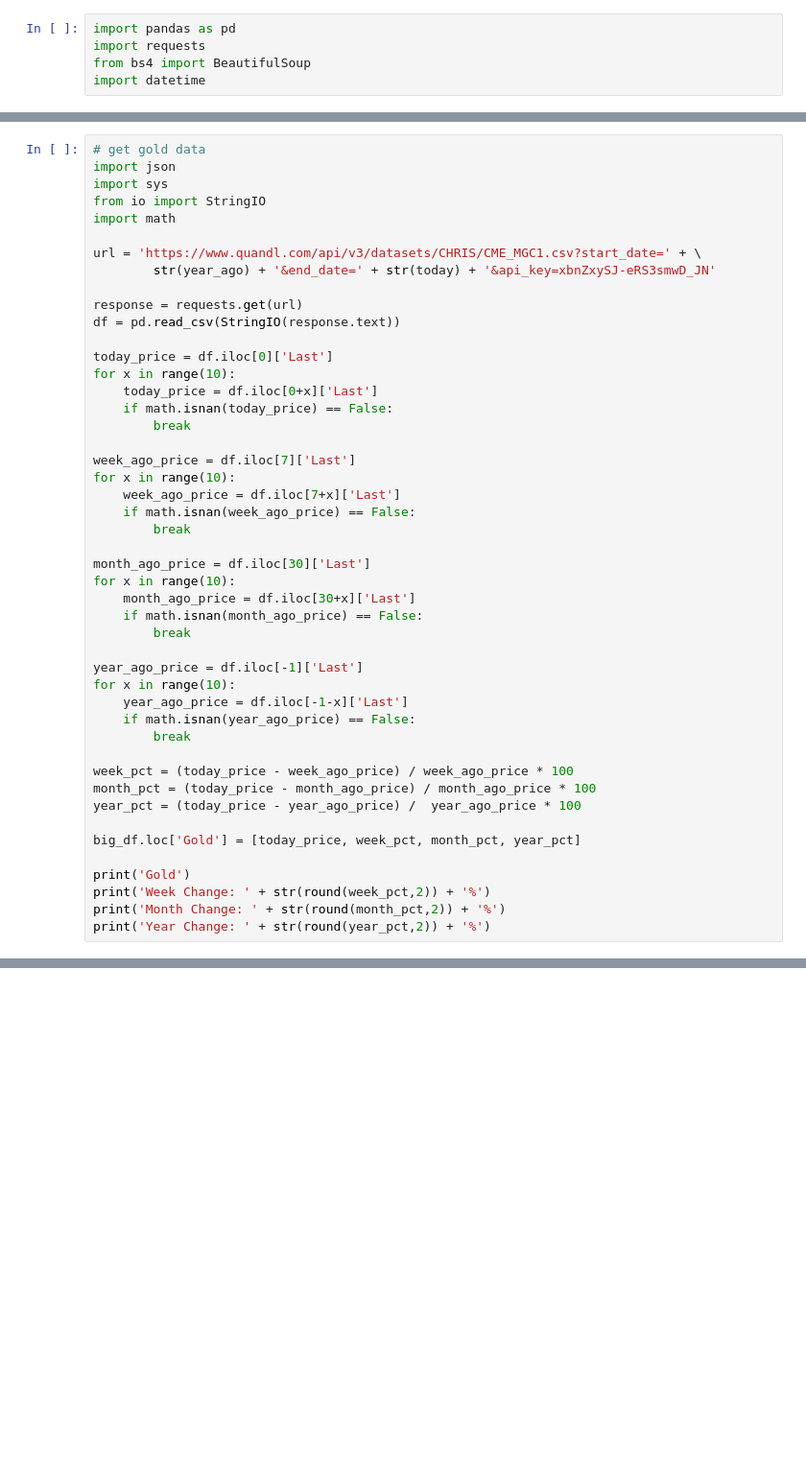
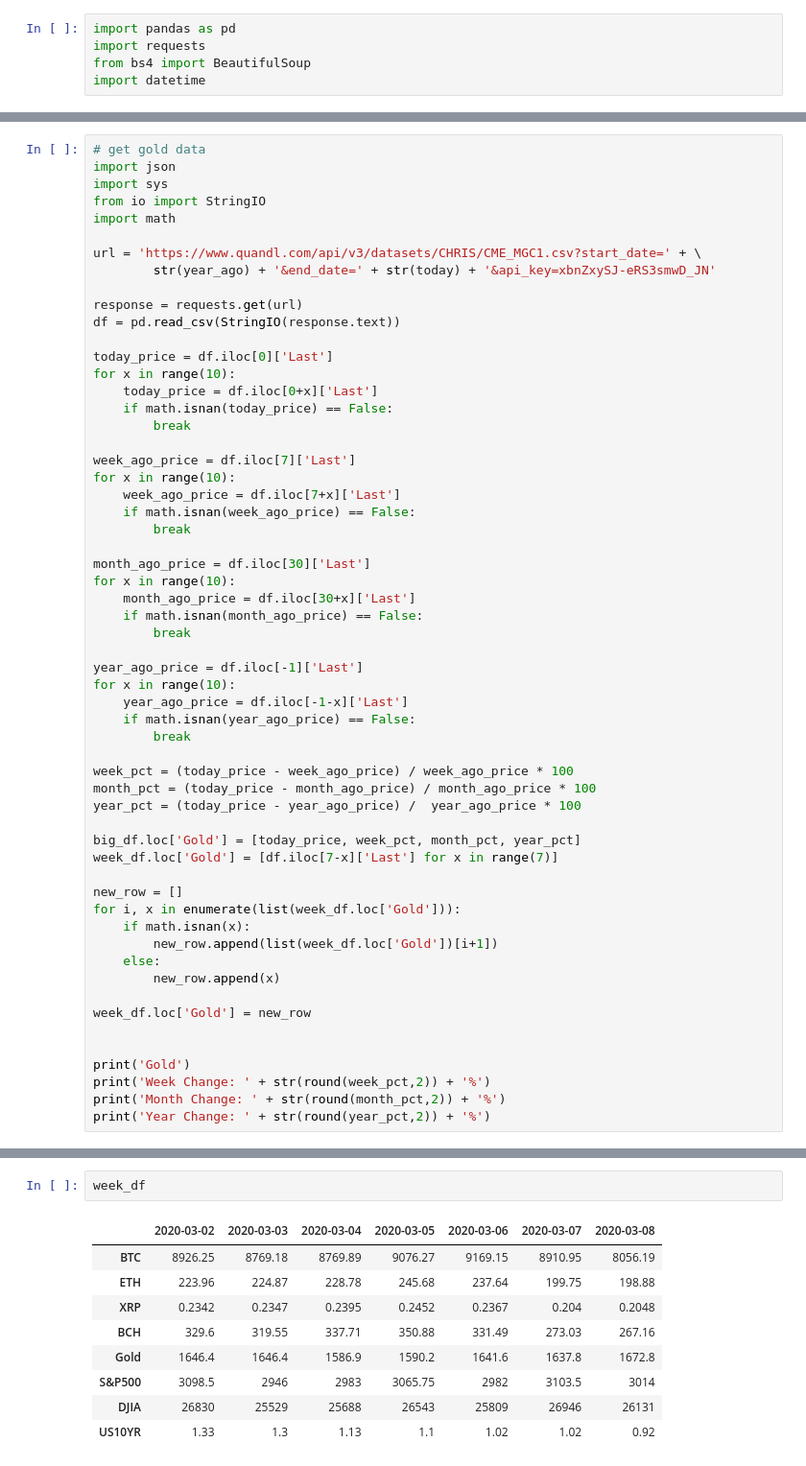
Before and after one commit to pdawgsledge/market_data, a Jupyter notebook: get_price_data.ipynb, the cells around one changed output, grey strips where cells are left out. Shown at 96% size. Saved outputs shown, nothing was run; the diff lists cells and outputs as text; blank space fills up the shorter version.

```diff
--- a/get_price_data.ipynb
+++ b/get_price_data.ipynb
@@ -178,6 +195,17 @@ month_pct = (today_price - month_ago_price) / month_ago_price * 100
 year_pct = (today_price - year_ago_price) /  year_ago_price * 100
 
 big_df.loc['Gold'] = [today_price, week_pct, month_pct, year_pct]
+week_df.loc['Gold'] = [df.iloc[7-x]['Last'] for x in range(7)]
+
+new_row = []
+for i, x in enumerate(list(week_df.loc['Gold'])):
+    if math.isnan(x):
+        new_row.append(list(week_df.loc['Gold'])[i+1])
+    else:
+        new_row.append(x)
+
+week_df.loc['Gold'] = new_row
+
 
 print('Gold')
 print('Week Change: ' + str(round(week_pct,2)) + '%')
@@ -232,0 +328,12 @@ big_df
+# %%
+week_df
+# %% [output]
+|  | 2020-03-02 | 2020-03-03 | 2020-03-04 | 2020-03-05 | 2020-03-06 | 2020-03-07 | 2020-03-08 |
+| BTC | 8926.25 | 8769.18 | 8769.89 | 9076.27 | 9169.15 | 8910.95 | 8056.19 |
+| ETH | 223.96 | 224.87 | 228.78 | 245.68 | 237.64 | 199.75 | 198.88 |
+| XRP | 0.2342 | 0.2347 | 0.2395 | 0.2452 | 0.2367 | 0.204 | 0.2048 |
+| BCH | 329.6 | 319.55 | 337.71 | 350.88 | 331.49 | 273.03 | 267.16 |
+| Gold | 1646.4 | 1646.4 | 1586.9 | 1590.2 | 1641.6 | 1637.8 | 1672.8 |
+| S&P500 | 3098.5 | 2946 | 2983 | 3065.75 | 2982 | 3103.5 | 3014 |
+| DJIA | 26830 | 25529 | 25688 | 26543 | 25809 | 26946 | 26131 |
+| US10YR | 1.33 | 1.3 | 1.13 | 1.1 | 1.02 | 1.02 | 0.92 |
```
Also changed, not shown: parts of 13 cells of this notebook.
